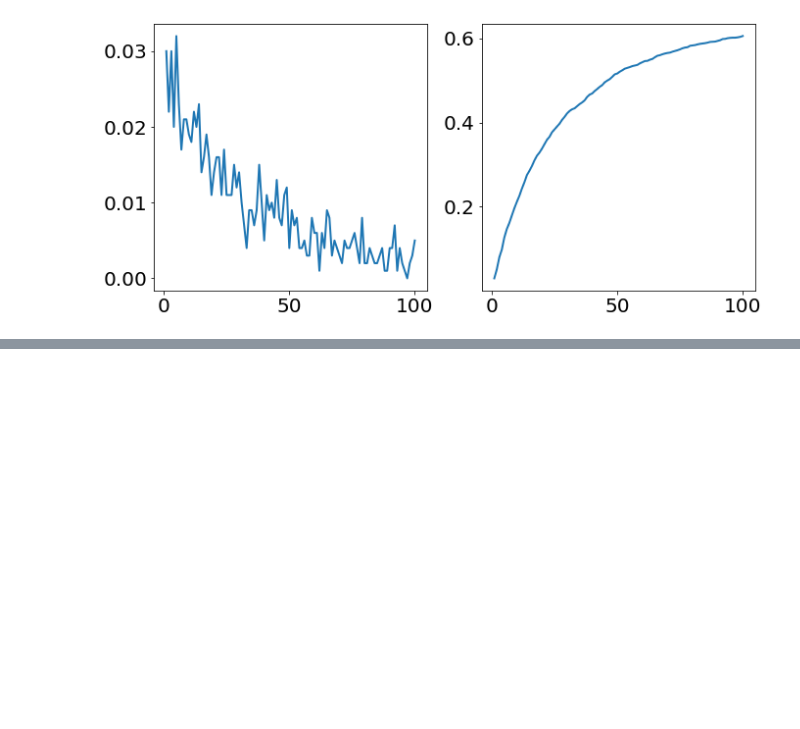
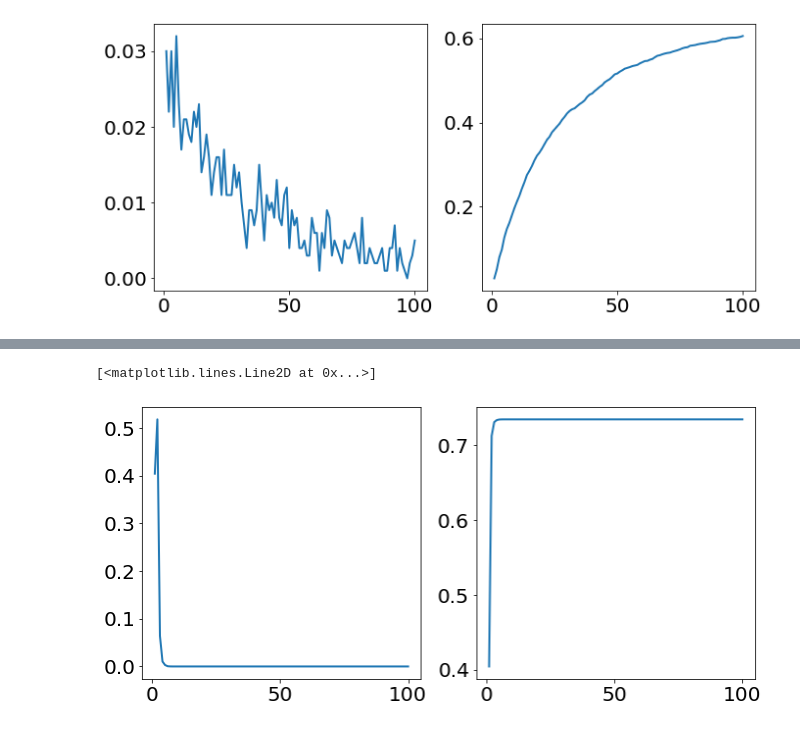
Before and after one commit to zsxqblz/spin_liquid_tn, a Jupyter notebook: visualization.ipynb, the cells around one changed output, grey strips where cells are left out. Drawn from its saved outputs; the diff is of its cells as text; code cells hidden in the pictures; blank space fills up the shorter version.

```diff
--- a/visualization.ipynb
+++ b/visualization.ipynb
@@ -101,0 +124,11 @@ plt.plot(raw[:,0],totSucRate)
+# %%
+plt.rcParams["figure.figsize"] = (11,5)
+raw = np.loadtxt("data/230403/230403_11.csv",delimiter=',',skiprows=1)
+totSucRate = genTotSucRate(raw[:,1])
+plt.subplot(1,2,1)
+plt.plot(raw[:,0],raw[:,1])
+plt.subplot(1,2,2)
+plt.plot(raw[:,0],totSucRate)
+# %% [output]
+[<matplotlib.lines.Line2D at 0x...>]
+[figure, added]
```
Also changed, not shown: parts of 8 cells of this notebook, 3 other files.
